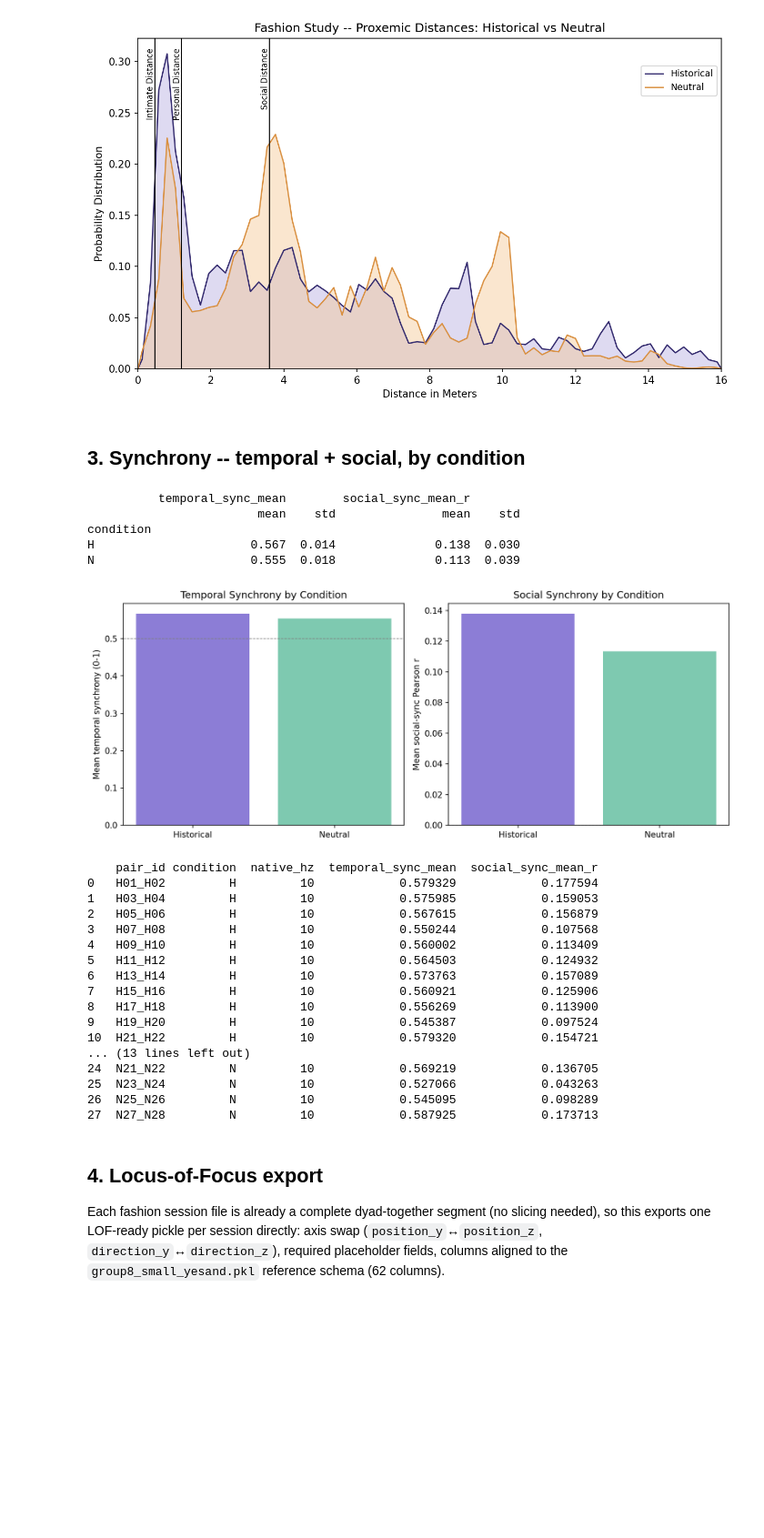
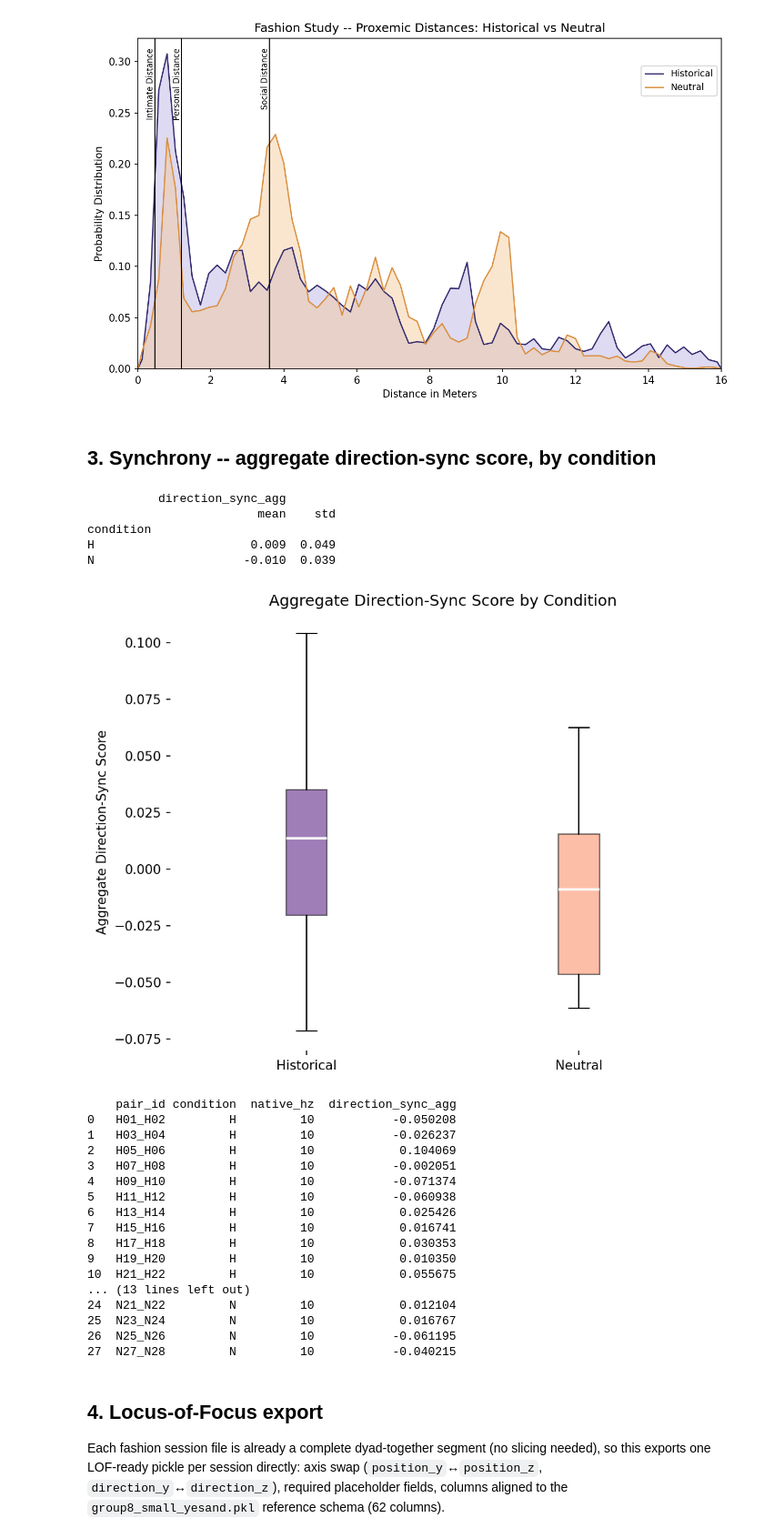
Before and after one commit to ross-johnstone/fusion-analysis, a Jupyter notebook: Notebooks/fashion_group_analysis.ipynb, the cells around one changed output. Shown at 91% size. Cells and saved outputs as stored; diff of their text form; code cells hidden in the pictures; blank space fills up the shorter version.

Commit message:
social sync plots

```diff
--- a/Notebooks/fashion_group_analysis.ipynb
+++ b/Notebooks/fashion_group_analysis.ipynb
@@ -98,63 +98,56 @@ Historical  : n= 127,282  mean=5.121 m  median=4.164 m
 Neutral     : n= 111,900  mean=5.278 m  median=4.259 m
 [figure]
 # %% [markdown]
-## 3. Synchrony -- temporal + social, by condition
+## 3. Synchrony -- aggregate direction-sync score, by condition
 # %%
 rows = []
 for pair_id, g in long_df.groupby('pair_id'):
     hz = round(estimate_native_hz(g))
     res = resample_session(g, rate_hz=hz)
-    ts = temporal_synchrony(res, fps=hz, window_s=SYNC_WINDOW_S)
-    ss = social_synchrony(res, fps=hz, window_s=SYNC_WINDOW_S)
+    ds = direction_sync_all_pairs(res)
     cond = specs.loc[specs.pair_id == pair_id, 'condition'].iloc[0]
     rows.append({'pair_id': pair_id, 'condition': cond, 'native_hz': hz,
-                 'temporal_sync_mean': ts['synchrony'].mean() if len(ts) else np.nan,
-                 'social_sync_mean_r': ss['pearson_r'].mean() if len(ss) else np.nan})
+                 'direction_sync_agg': ds['corr_agg'].mean() if len(ds) else np.nan})
 sync_per_pair = pd.DataFrame(rows)
-sync_summary = sync_per_pair.groupby('condition')[['temporal_sync_mean', 'social_sync_mean_r']].agg(['mean', 'std']).round(3)
+sync_summary = sync_per_pair.groupby('condition')[['direction_sync_agg']].agg(['mean', 'std']).round(3)
 sync_summary
 # %% [output]
-          temporal_sync_mean        social_sync_mean_r
-                        mean    std               mean    std
+          direction_sync_agg
+                        mean    std
 condition
-H                      0.567  0.014              0.138  0.030
-N                      0.555  0.018              0.113  0.039
+H                      0.009  0.049
+N                     -0.010  0.039
 # %%
-fig, axes = plt.subplots(1, 2, figsize=(11, 4.5))
 order = ['H', 'N']
 labels = [FASHION_CONDITION_LABEL[c] for c in order]
-axes[0].bar(labels, [sync_per_pair[sync_per_pair.condition == c]['temporal_sync_mean'].mean() for c in order],
-            color=['#8c7dd6', '#7ec9b0'])
-axes[0].axhline(0.5, color='gray', ls='--', lw=0.8)
-axes[0].set_ylabel('Mean temporal synchrony (0-1)'); axes[0].set_title('Temporal Synchrony by Condition')
-axes[1].bar(labels, [sync_per_pair[sync_per_pair.condition == c]['social_sync_mean_r'].mean() for c in order],
-            color=['#8c7dd6', '#7ec9b0'])
-axes[1].axhline(0, color='gray', ls='--', lw=0.8)
-axes[1].set_ylabel('Mean social-sync Pearson r'); axes[1].set_title('Social Synchrony by Condition')
+data_by_cond = {FASHION_CONDITION_LABEL[c]: sync_per_pair[sync_per_pair.condition == c]['direction_sync_agg'].to_numpy() for c in order}
+
+fig, ax = plt.subplots(figsize=(7, 5.5))
+plot_sync_score_boxplot(ax, data_by_cond, 'Aggregate Direction-Sync Score by Condition')
 plt.tight_layout()
 plt.savefig('fashion_synchrony_by_condition.png', dpi=150, bbox_inches='tight')
 plt.show()
 
 sync_per_pair.sort_values(['condition', 'pair_id']).reset_index(drop=True)
 # %% [output]
-[figure, old version]
+[figure, new version]
-    pair_id condition  native_hz  temporal_sync_mean  social_sync_mean_r
-0   H01_H02         H         10            0.579329            0.177594
-1   H03_H04         H         10            0.575985            0.159053
-2   H05_H06         H         10            0.567615            0.156879
-3   H07_H08         H         10            0.550244            0.107568
-4   H09_H10         H         10            0.560002            0.113409
-5   H11_H12         H         10            0.564503            0.124932
-6   H13_H14         H         10            0.573763            0.157089
-7   H15_H16         H         10            0.560921            0.125906
-8   H17_H18         H         10            0.556269            0.113900
-9   H19_H20         H         10            0.545387            0.097524
-10  H21_H22         H         10            0.579320            0.154721
+    pair_id condition  native_hz  direction_sync_agg
+0   H01_H02         H         10           -0.050208
+1   H03_H04         H         10           -0.026237
+2   H05_H06         H         10            0.104069
+3   H07_H08         H         10           -0.002051
+4   H09_H10         H         10           -0.071374
+5   H11_H12         H         10           -0.060938
+6   H13_H14         H         10            0.025426
+7   H15_H16         H         10            0.016741
+8   H17_H18         H         10            0.030353
+9   H19_H20         H         10            0.010350
+10  H21_H22         H         10            0.055675
 ... (13 lines left out)
-24  N21_N22         N         10            0.569219            0.136705
-25  N23_N24         N         10            0.527066            0.043263
-26  N25_N26         N         10            0.545095            0.098289
-27  N27_N28         N         10            0.587925            0.173713
+24  N21_N22         N         10            0.012104
+25  N23_N24         N         10            0.016767
+26  N25_N26         N         10           -0.061195
+27  N27_N28         N         10           -0.040215
 # %% [markdown]
 ## 4. Locus-of-Focus export
 
```
Also changed, not shown: parts of 3 cells of this notebook, 5 other files.
